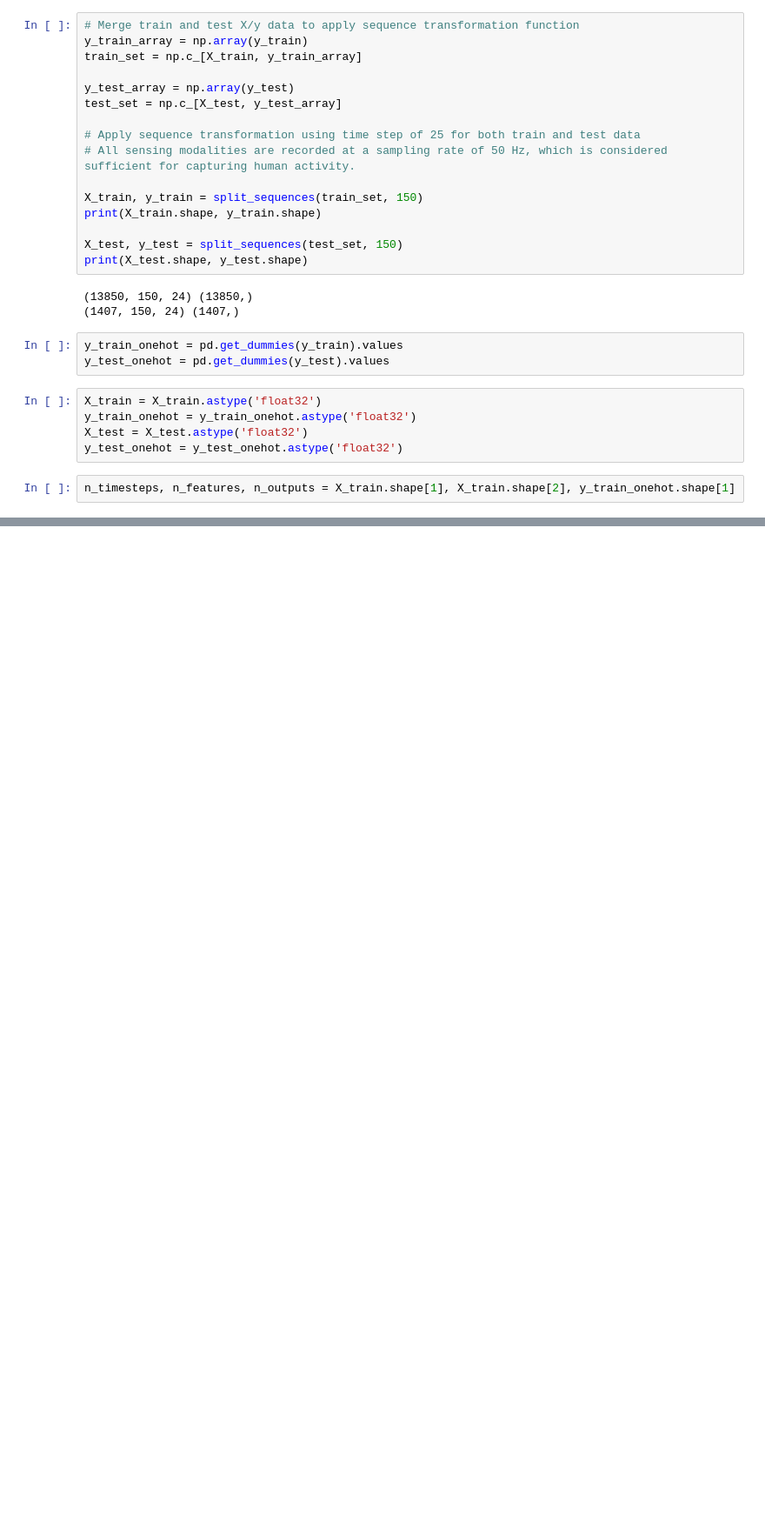
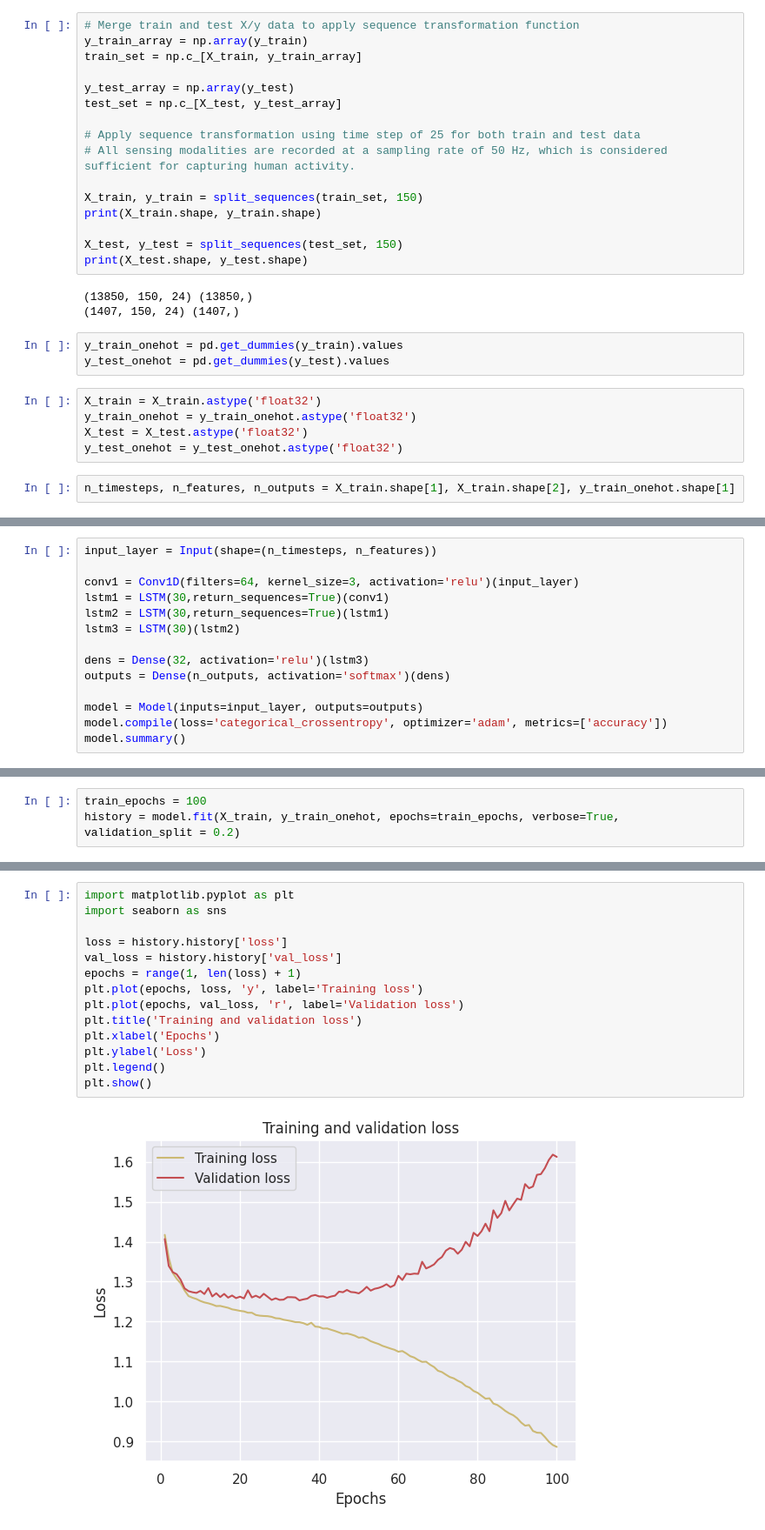
Before and after one commit to hcoh99/AI_study, a Jupyter notebook: paperwork/sleep-accel.ipynb, the cells around one changed output, grey strips where cells are left out. Shown at 87% size. Cells and saved outputs as stored; diff of their text form; blank space fills up the shorter version.

```diff
--- a/paperwork/sleep-accel.ipynb
+++ b/paperwork/sleep-accel.ipynb
@@ -1005,0 +1208,14 @@ plt.show()
+# %%
+input_layer = Input(shape=(n_timesteps, n_features))
+
+conv1 = Conv1D(filters=64, kernel_size=3, activation='relu')(input_layer)
+lstm1 = LSTM(30,return_sequences=True)(conv1)
+lstm2 = LSTM(30,return_sequences=True)(lstm1)
+lstm3 = LSTM(30)(lstm2)
+
+dens = Dense(32, activation='relu')(lstm3)
+outputs = Dense(n_outputs, activation='softmax')(dens)
+
+model = Model(inputs=input_layer, outputs=outputs)
+model.compile(loss='categorical_crossentropy', optimizer='adam', metrics=['accuracy'])
+model.summary()
@@ -1005,0 +1240,3 @@ plt.show()
+# %%
+train_epochs = 100
+history = model.fit(X_train, y_train_onehot, epochs=train_epochs, verbose=True,  validation_split = 0.2)
@@ -1005,0 +1261,16 @@ plt.show()
+# %%
+import matplotlib.pyplot as plt
+import seaborn as sns
+
+loss = history.history['loss']
+val_loss = history.history['val_loss']
+epochs = range(1, len(loss) + 1)
+plt.plot(epochs, loss, 'y', label='Training loss')
+plt.plot(epochs, val_loss, 'r', label='Validation loss')
+plt.title('Training and validation loss')
+plt.xlabel('Epochs')
+plt.ylabel('Loss')
+plt.legend()
+plt.show()
+# %% [output]
+[figure, added]
```
Also changed, not shown: parts of 108 cells of this notebook.
